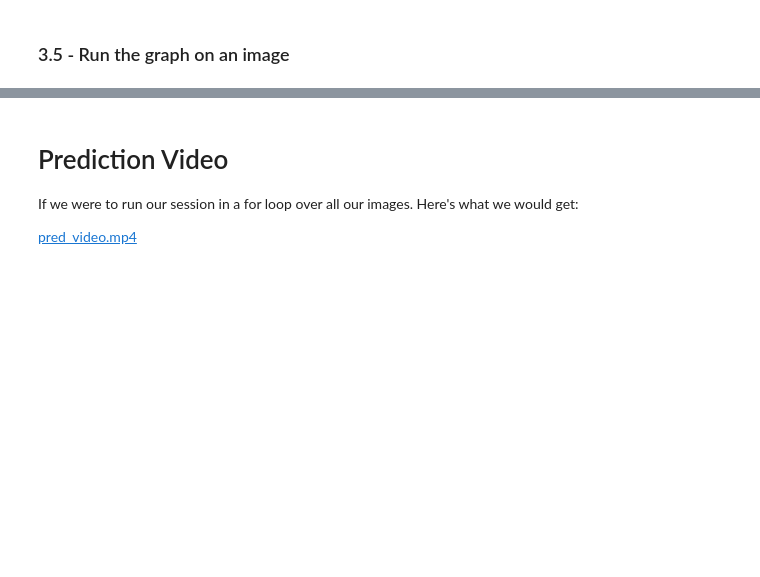
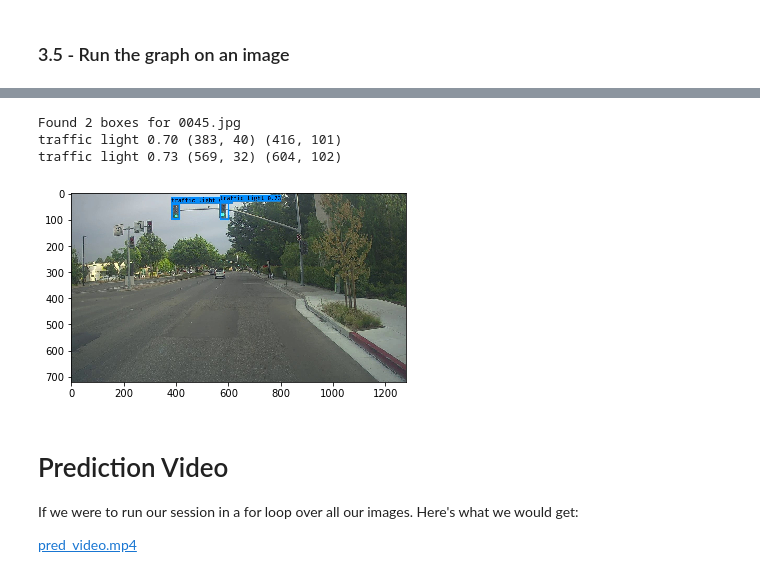
Before and after one commit to adnaneaabbar/object-detection-for-autonomous-driving, a Jupyter notebook: Autonomous_Driving.ipynb, the cells around one changed output, grey strips where cells are left out. Saved outputs shown, nothing was run; the diff lists cells and outputs as text; code cells hidden in the pictures; blank space fills up the shorter version.

```diff
--- a/Autonomous_Driving.ipynb
+++ b/Autonomous_Driving.ipynb
@@ -431,3 +451,10 @@ out_scores, out_boxes, out_classes = predict(sess, "0001.jpg")
+# %%
+out_scores, out_boxes, out_classes = predict(sess, "0045.jpg")
+# %% [output]
+Found 2 boxes for 0045.jpg
+traffic light 0.70 (383, 40) (416, 101)
+traffic light 0.73 (569, 32) (604, 102)
+[figure, added]
 # %% [markdown]
 # Prediction Video
 If we were to run our session in a for loop over all our images. Here's what we would get:
```
Also changed, not shown: parts of 6 cells of this notebook.
